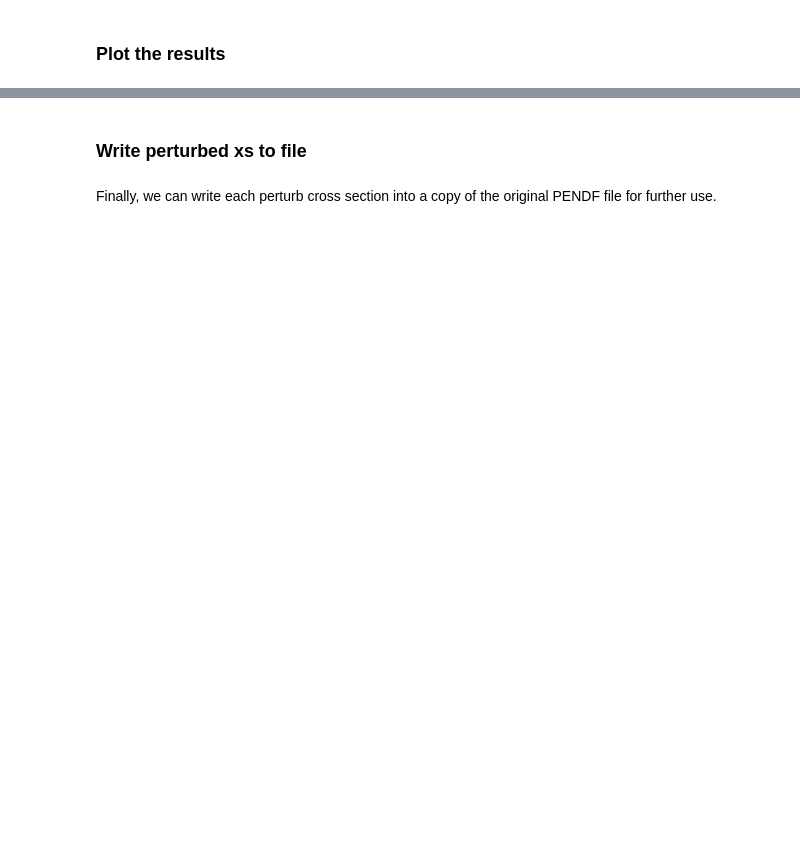
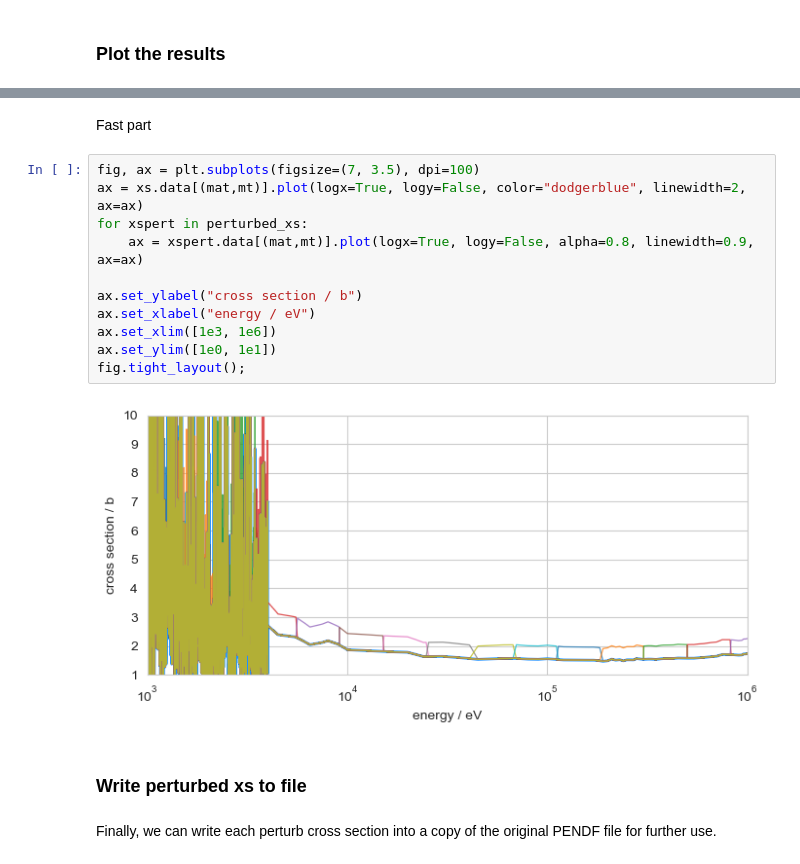
Before and after one commit to luca-fiorito-11/sandy, a Jupyter notebook: notebooks/notebook_perturb_pu9_wims_grid.ipynb, the cells around one changed output, grey strips where cells are left out. Drawn from its saved outputs; the diff is of its cells as text; blank space fills up the shorter version.

```diff
--- a/notebooks/notebook_perturb_pu9_wims_grid.ipynb
+++ b/notebooks/notebook_perturb_pu9_wims_grid.ipynb
@@ -109,3 +154,18 @@ fig.tight_layout();
+# %% [markdown]
+Fast part
+# %%
+fig, ax = plt.subplots(figsize=(7, 3.5), dpi=100)
+ax = xs.data[(mat,mt)].plot(logx=True, logy=False, color="dodgerblue", linewidth=2, ax=ax)
+for xspert in perturbed_xs:
+    ax = xspert.data[(mat,mt)].plot(logx=True, logy=False, alpha=0.8, linewidth=0.9, ax=ax)
+
+ax.set_ylabel("cross section / b")
+ax.set_xlabel("energy / eV")
+ax.set_xlim([1e3, 1e6])
+ax.set_ylim([1e0, 1e1])
+fig.tight_layout();
+# %% [output]
+[figure, added]
 # %% [markdown]
 ### Write perturbed xs to file
 # %% [markdown]
```
Also changed, not shown: parts of 17 cells of this notebook, 1 other file.
